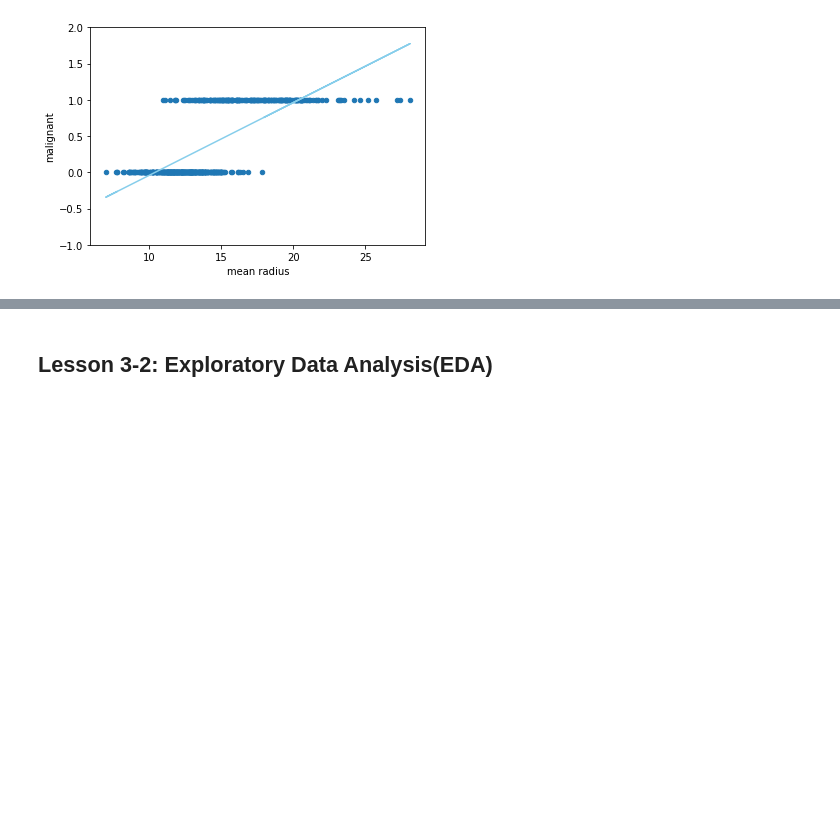
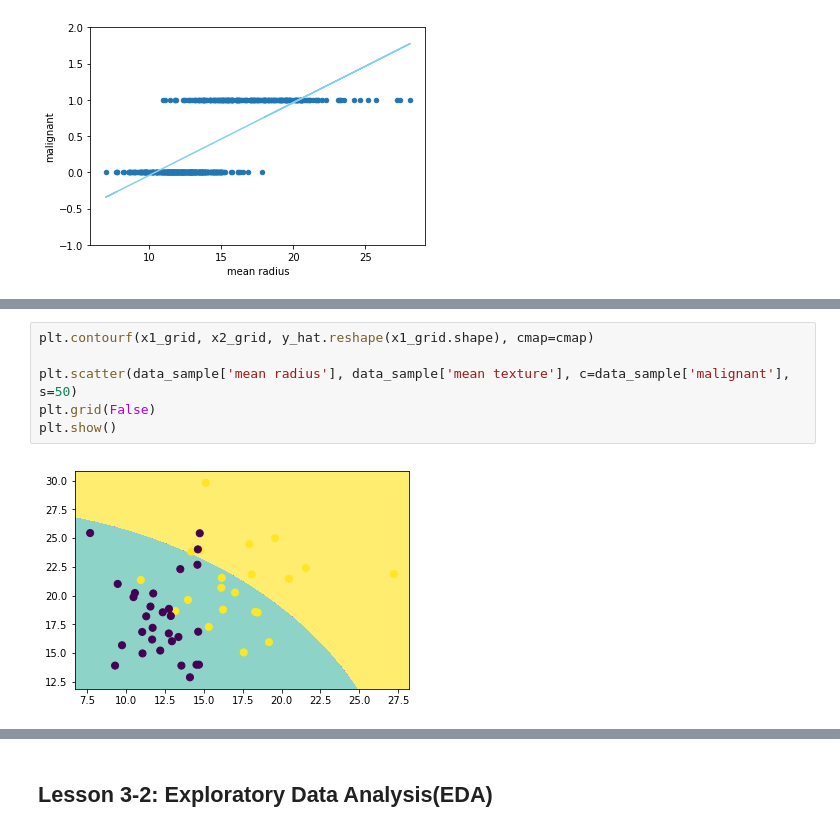
Before and after one commit to parksurk/da_structured-data, a Jupyter notebook: step3 - Classification.ipynb, the cells around one changed output, grey strips where cells are left out. Drawn from its saved outputs; the diff is of its cells as text; blank space fills up the shorter version.

```diff
--- a/step3 - Classification.ipynb
+++ b/step3 - Classification.ipynb
@@ -100,0 +178,8 @@ plt.plot(data['mean radius'], lr.predict(data[['mean radius']]), 'skyblue');
+# %%
+plt.contourf(x1_grid, x2_grid, y_hat.reshape(x1_grid.shape), cmap=cmap)
+
+plt.scatter(data_sample['mean radius'], data_sample['mean texture'], c=data_sample['malignant'], s=50)
+plt.grid(False)
+plt.show()
+# %% [output]
+[figure, added]
```
Also changed, not shown: parts of 109 cells of this notebook, 3 other files.
